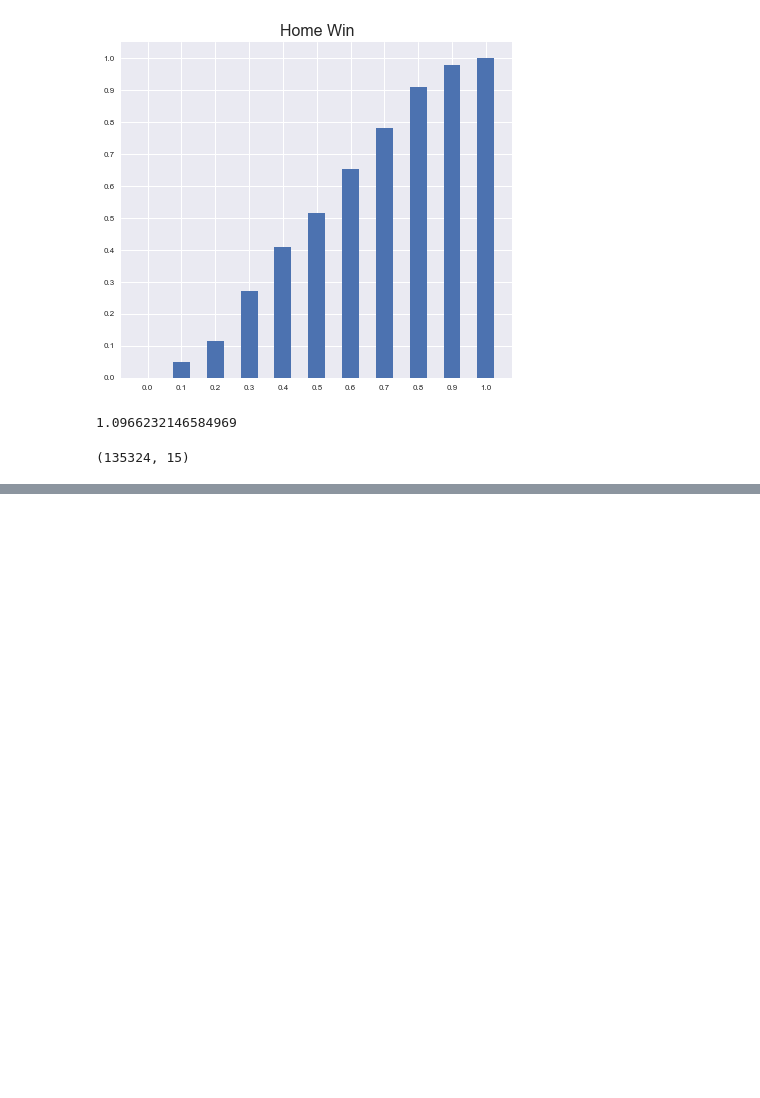
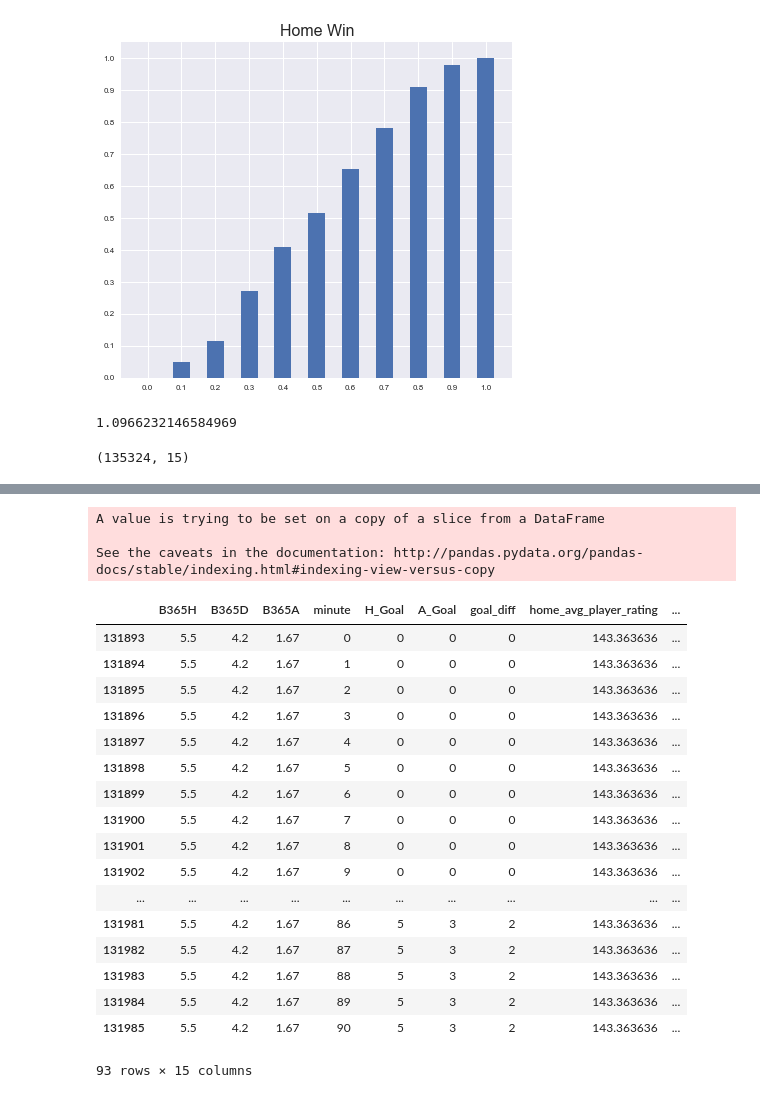
Before and after one commit to jay-z007/CSE519-2017-111463646, a Jupyter notebook: Project/model.ipynb, the cells around one changed output, grey strips where cells are left out. Drawn from its saved outputs; the diff is of its cells as text; code cells hidden in the pictures; blank space fills up the shorter version.

```diff
--- a/Project/model.ipynb
+++ b/Project/model.ipynb
@@ -303,0 +344,37 @@ print metrics.accuracy_score(y_test, y_pred)
+# %%
+with open("./data/train/train_data.pkl") as infile:
+    temp_data = pkl.load(infile)
+temp_data = temp_data.loc[temp_data['match_id'] == 1510605206930]
+X,Y= preprocessData(temp_data)
+# X = temp_data.drop(['winner', 'date', 'match_id', 'home_team', 'away_team'], axis=1)
+# Y = temp_data['winner']
+# X_train, X_test, y_train, y_test = train_test_split(X, Y, test_size=0.1)
+
+y_prob = mlp.predict_proba(X)
+# A = X_train.loc[X_train['match_id'] == 1510602646114]
+# A=A.drop([  'date', 'match_id', 'home_team', 'away_team'], axis=1)
+# %% [output]
+A value is trying to be set on a copy of a slice from a DataFrame
+
+See the caveats in the documentation: http://pandas.pydata.org/pandas-docs/stable/indexing.html#indexing-view-versus-copy
+# %%
+X
+# %% [output]
+|  | B365H | B365D | B365A | minute | H_Goal | A_Goal | goal_diff | home_avg_player_rating | ... |
+| 131893 | 5.5 | 4.2 | 1.67 | 0 | 0 | 0 | 0 | 143.363636 | ... |
+| 131894 | 5.5 | 4.2 | 1.67 | 1 | 0 | 0 | 0 | 143.363636 | ... |
+| 131895 | 5.5 | 4.2 | 1.67 | 2 | 0 | 0 | 0 | 143.363636 | ... |
+| 131896 | 5.5 | 4.2 | 1.67 | 3 | 0 | 0 | 0 | 143.363636 | ... |
+| 131897 | 5.5 | 4.2 | 1.67 | 4 | 0 | 0 | 0 | 143.363636 | ... |
+| 131898 | 5.5 | 4.2 | 1.67 | 5 | 0 | 0 | 0 | 143.363636 | ... |
+| 131899 | 5.5 | 4.2 | 1.67 | 6 | 0 | 0 | 0 | 143.363636 | ... |
+| 131900 | 5.5 | 4.2 | 1.67 | 7 | 0 | 0 | 0 | 143.363636 | ... |
+| 131901 | 5.5 | 4.2 | 1.67 | 8 | 0 | 0 | 0 | 143.363636 | ... |
+| 131902 | 5.5 | 4.2 | 1.67 | 9 | 0 | 0 | 0 | 143.363636 | ... |
+| ... | ... | ... | ... | ... | ... | ... | ... | ... | ... |
+| 131981 | 5.5 | 4.2 | 1.67 | 86 | 5 | 3 | 2 | 143.363636 | ... |
+| 131982 | 5.5 | 4.2 | 1.67 | 87 | 5 | 3 | 2 | 143.363636 | ... |
+| 131983 | 5.5 | 4.2 | 1.67 | 88 | 5 | 3 | 2 | 143.363636 | ... |
+| 131984 | 5.5 | 4.2 | 1.67 | 89 | 5 | 3 | 2 | 143.363636 | ... |
+| 131985 | 5.5 | 4.2 | 1.67 | 90 | 5 | 3 | 2 | 143.363636 | ... |
+93 rows × 15 columns
```
Also changed, not shown: parts of 14 cells of this notebook.
